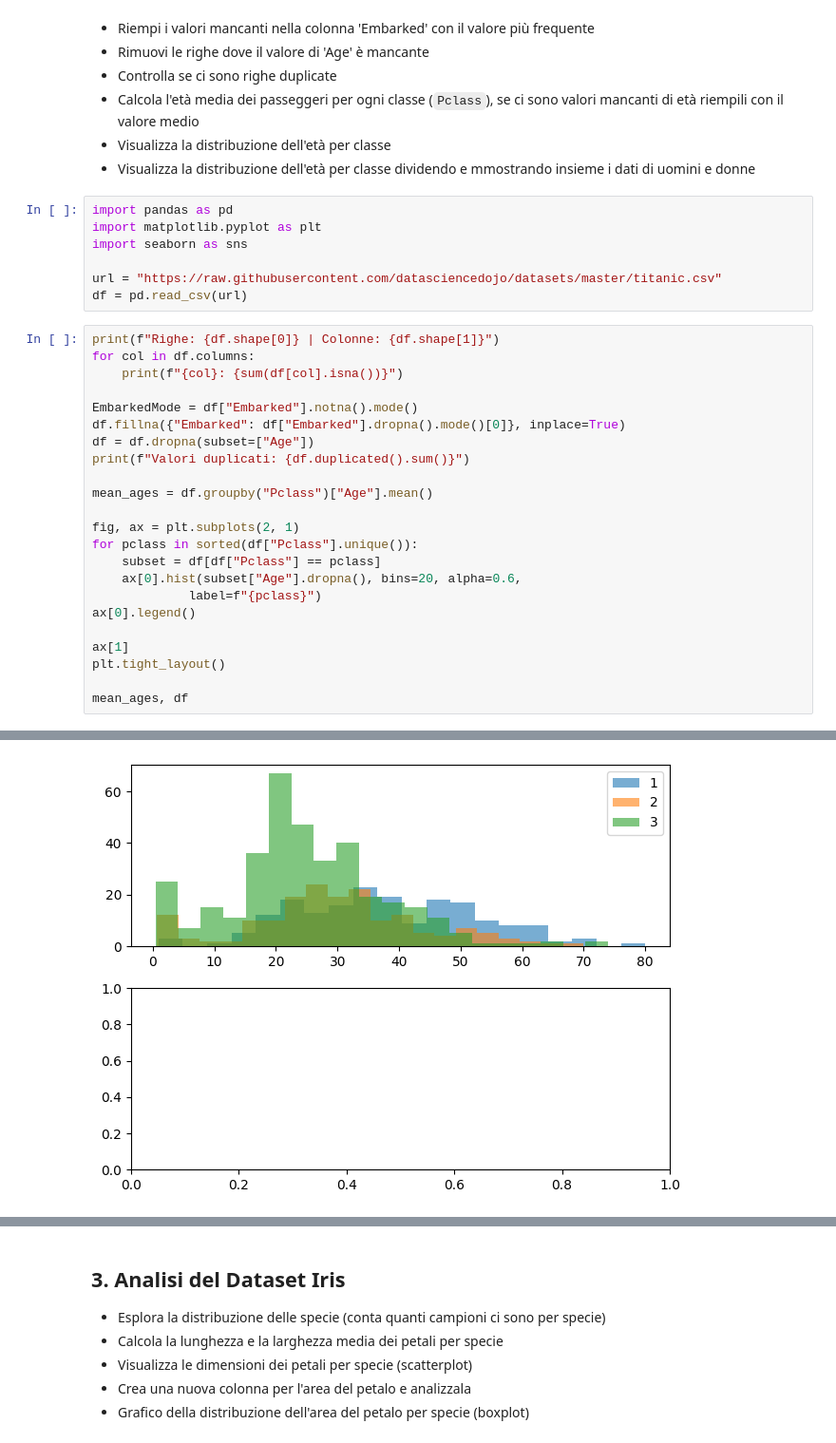
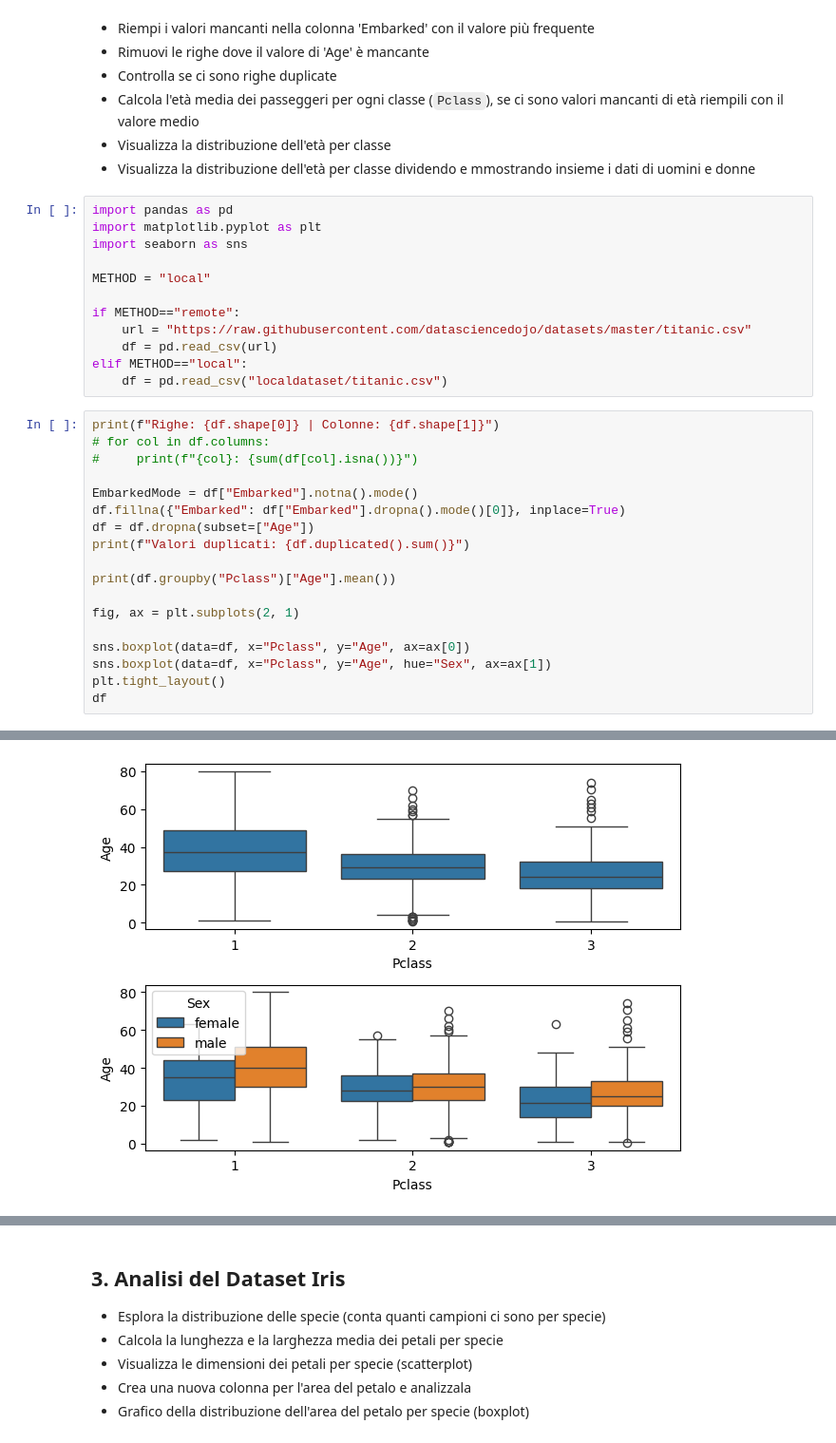
Before and after one commit to sanfix203/esercizi_ProgrammingLabII, a Jupyter notebook: 4_Esercizi_lez_4.ipynb, the cells around one changed output, grey strips where cells are left out. Shown: that part at 95% size. Cells and saved outputs as stored; diff of their text form.

```diff
--- a/4_Esercizi_lez_4.ipynb
+++ b/4_Esercizi_lez_4.ipynb
@@ -76,30 +76,30 @@ import pandas as pd
 import matplotlib.pyplot as plt
 import seaborn as sns
 
-url = "https://raw.githubusercontent.com/datasciencedojo/datasets/master/titanic.csv"
-df = pd.read_csv(url)
+METHOD = "local"
+
+if METHOD=="remote":
+    url = "https://raw.githubusercontent.com/datasciencedojo/datasets/master/titanic.csv"
+    df = pd.read_csv(url)
+elif METHOD=="local":
+    df = pd.read_csv("localdataset/titanic.csv")
 # %%
 print(f"Righe: {df.shape[0]} | Colonne: {df.shape[1]}")
-for col in df.columns:
-    print(f"{col}: {sum(df[col].isna())}")
+# for col in df.columns:
+#     print(f"{col}: {sum(df[col].isna())}")
 
 EmbarkedMode = df["Embarked"].notna().mode()
 df.fillna({"Embarked": df["Embarked"].dropna().mode()[0]}, inplace=True)
 df = df.dropna(subset=["Age"])
 print(f"Valori duplicati: {df.duplicated().sum()}")
 
-mean_ages = df.groupby("Pclass")["Age"].mean()
+print(df.groupby("Pclass")["Age"].mean())
 
 fig, ax = plt.subplots(2, 1)
-for pclass in sorted(df["Pclass"].unique()):
-    subset = df[df["Pclass"] == pclass]
-    ax[0].hist(subset["Age"].dropna(), bins=20, alpha=0.6,
-             label=f"{pclass}")
-ax[0].legend()
 
-ax[1]
+sns.boxplot(data=df, x="Pclass", y="Age", ax=ax[0])
+sns.boxplot(data=df, x="Pclass", y="Age", hue="Sex", ax=ax[1])
 plt.tight_layout()
-
-mean_ages, df
+df
 # %% [output]
 Righe: 714 | Colonne: 12
@@ -136 +125 @@ Valori duplicati: 0
-[figure, old version]
+[figure, new version]
```
Also changed, not shown: parts of 9 cells of this notebook, 3 other files.
